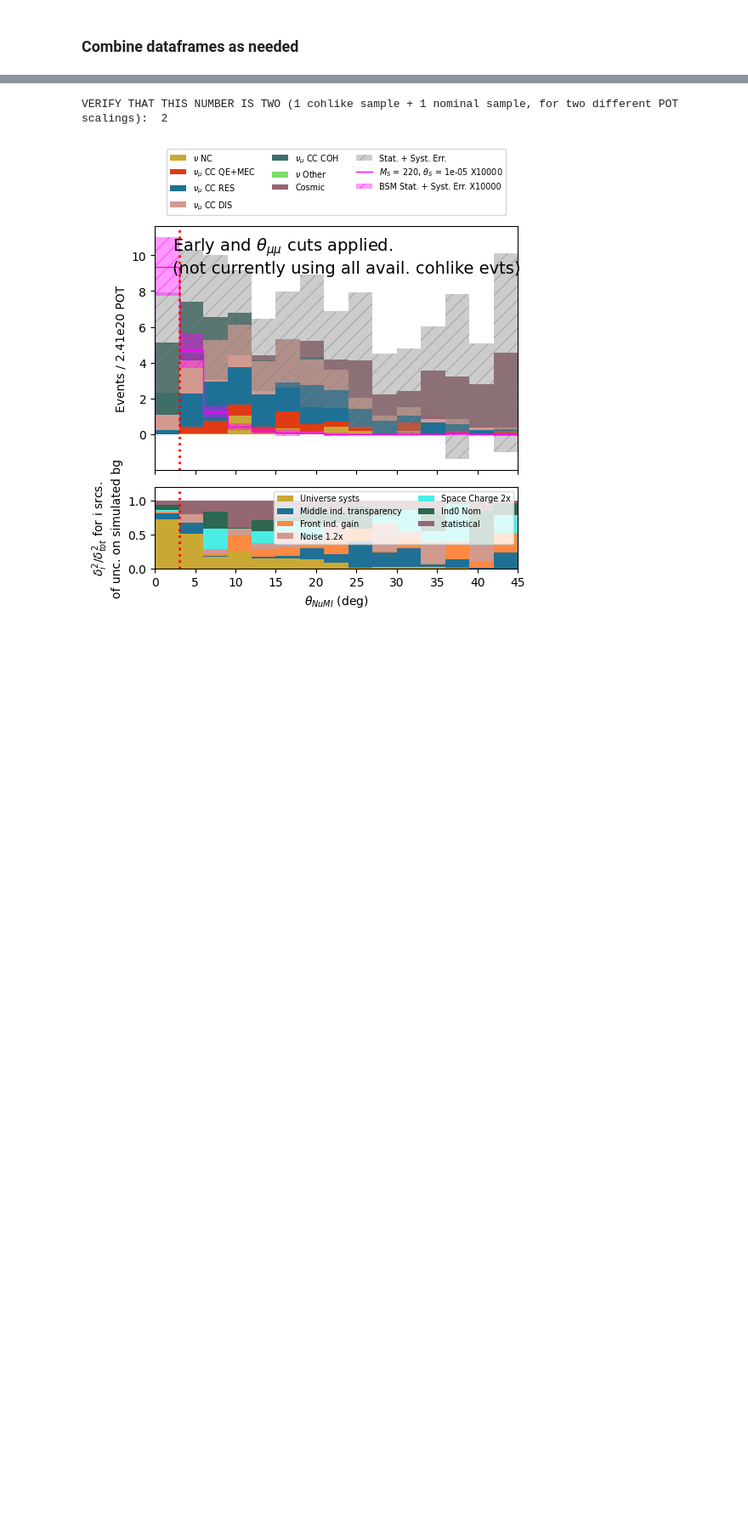
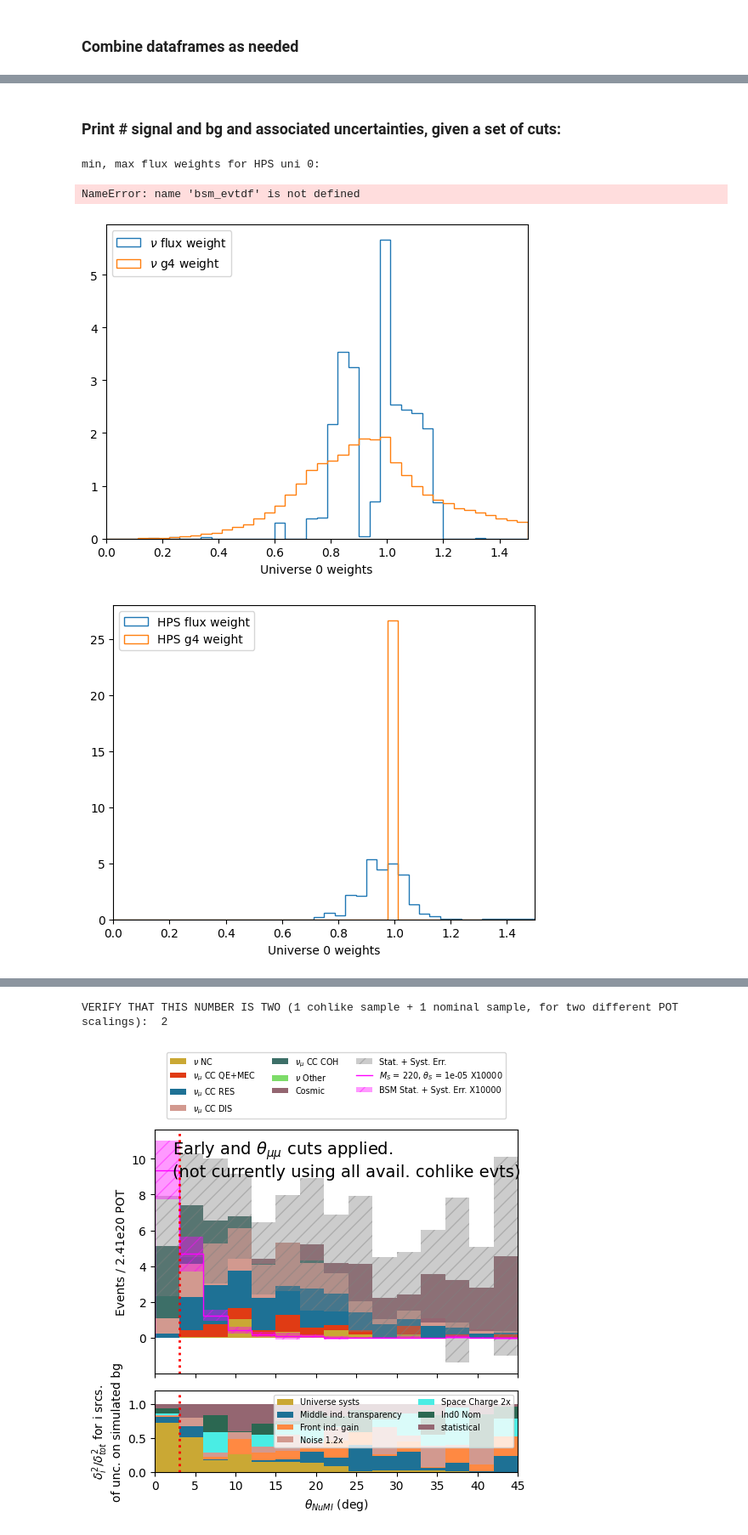
Before and after one commit to SBNSoftware/sbnana, a Jupyter notebook: sbnana/SBNAna/icarus-analysis-villiage/pyana/dimuon-tools/nb/unc_requestNearSB.ipynb, the cells around one changed output, grey strips where cells are left out. Shown at 85% size. Drawn from its saved outputs; the diff is of its cells as text; code cells hidden in the pictures; blank space fills up the shorter version.

```diff
--- a/sbnana/SBNAna/icarus-analysis-villiage/pyana/dimuon-tools/nb/unc_requestNearSB.ipynb
+++ b/sbnana/SBNAna/icarus-analysis-villiage/pyana/dimuon-tools/nb/unc_requestNearSB.ipynb
@@ -1370,0 +1478,11 @@ plt.show()
+# %%
+running_cmu_codominance_file = '/exp/icarus/data/users/jdyer/muon_selection/tabulated_running_alp_cmu_vals_fromJosh/cl_c3_1_c12_1.csv'
+fas = [] # fa values
+cls = []
+fa_strings = []
+with open(running_cmu_codominance_file, 'r') as file:
+    for line in file:
+        fa, cl = line.strip().split(',')
+        fas.append(float(fa))
+        cls.append(float(cl))
+running_cmu_interp = interp1d(fas, cls)
@@ -1370,0 +1697,44 @@ plt.show()
+# %% [markdown]
+### Print # signal and bg and associated uncertainties, given a set of cuts:
+# %%
+print('min, max flux weights for HPS uni 0:')
+print(min(bsm_evtdf[bsm_evtdf['hps']==True].wgt.flux.univ_0), ', ', max(bsm_evtdf[bsm_evtdf['hps']==True].wgt.flux.univ_0))
+print('min, max g4 weights for HPS uni 0:')
+print(min(bsm_evtdf[bsm_evtdf['hps']==True].wgt.g4.univ_0), ', ', max(bsm_evtdf[bsm_evtdf['hps']==True].wgt.g4.univ_0))
+
+print('')
+
+print('min, max flux weights for ALP uni 0:')
+print(min(bsm_evtdf[bsm_evtdf['alp']==True].wgt.flux.univ_0), ', ', max(bsm_evtdf[bsm_evtdf['alp']==True].wgt.flux.univ_0))
+print('min, max g4 weights for ALP uni 0:')
+print(min(bsm_evtdf[bsm_evtdf['alp']==True].wgt.g4.univ_0), ', ', max(bsm_evtdf[bsm_evtdf['alp']==True].wgt.g4.univ_0))
+# %% [output]
+min, max flux weights for HPS uni 0:
+NameError: name 'bsm_evtdf' is not defined
+# %%
+mybins=40
+myrange=(0,1.5)
+plt.hist(evtdf[cats[1]].wgt.flux.univ_1, label='$\\nu$ flux weight', bins=mybins, histtype='step', range=myrange, density=True)
+plt.hist(evtdf[cats[1]].wgt.g4.univ_1, label='$\\nu$ g4 weight', bins=mybins, histtype='step', range=myrange, density=True)
+plt.xlabel('Universe 0 weights')
+plt.xlim(myrange)
+plt.legend(loc='upper left')
+plt.show()
+# Q: Is the dis. for the nus from kaons bimodal too? If so, weird that its different from HPS.
+
+plt.hist(bsm_evtdf[bsm_evtdf['hps']==True].wgt.flux.univ_1, label='HPS flux weight', bins=mybins, histtype='step', range=myrange, density=True)
+plt.hist(bsm_evtdf[bsm_evtdf['hps']==True].wgt.g4.univ_1, label='HPS g4 weight', bins=mybins, histtype='step', range=myrange, density=True)
+plt.xlabel('Universe 0 weights')
+plt.xlim(myrange)
+plt.legend(loc='upper left')
+plt.show()
+
+plt.hist(bsm_evtdf[bsm_evtdf['alp']==True].wgt.flux.univ_1, label='ALP flux weight', bins=mybins, histtype='step', range=myrange, density=True)
+plt.hist(bsm_evtdf[bsm_evtdf['alp']==True].wgt.g4.univ_1, label='ALP g4 weight', bins=mybins, histtype='step', range=myrange, density=True)
+plt.xlabel('Universe 0 weights')
+plt.xlim(myrange)
+plt.legend(loc='upper left')
+plt.show()
+# %% [output]
+[figure, added]
+[figure, added]
```
Also changed, not shown: parts of 101 cells of this notebook, 24 other files.
